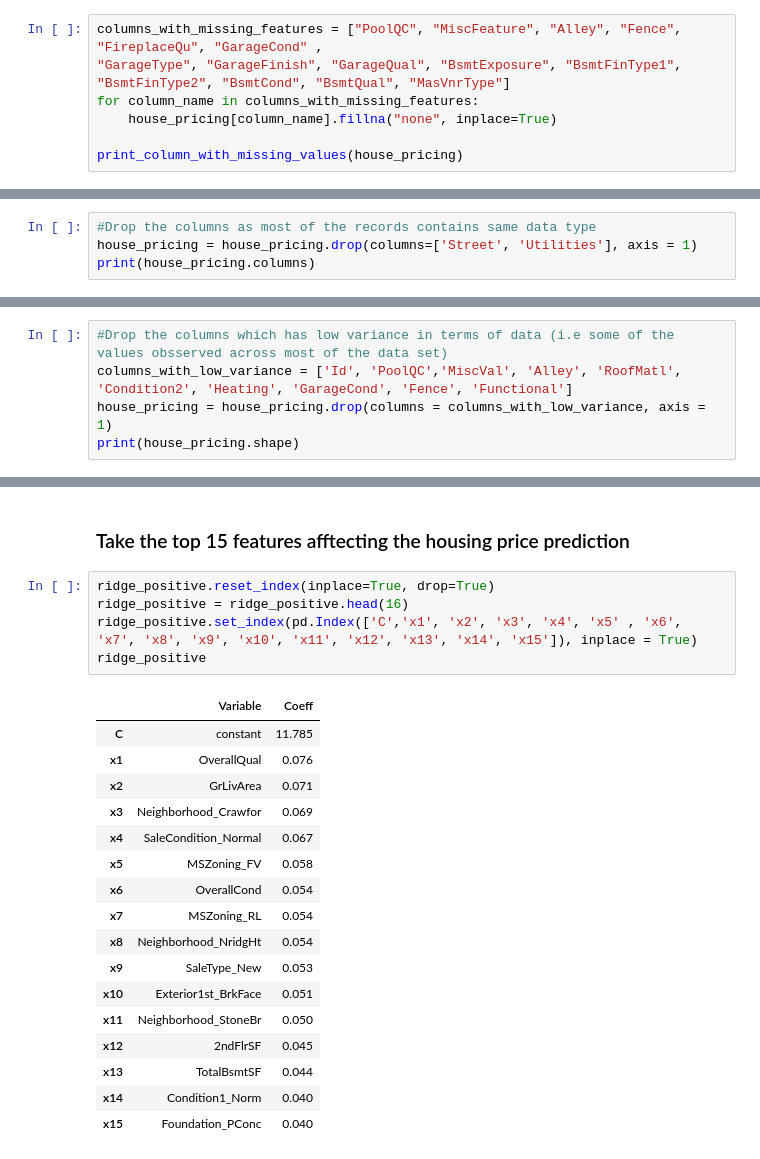
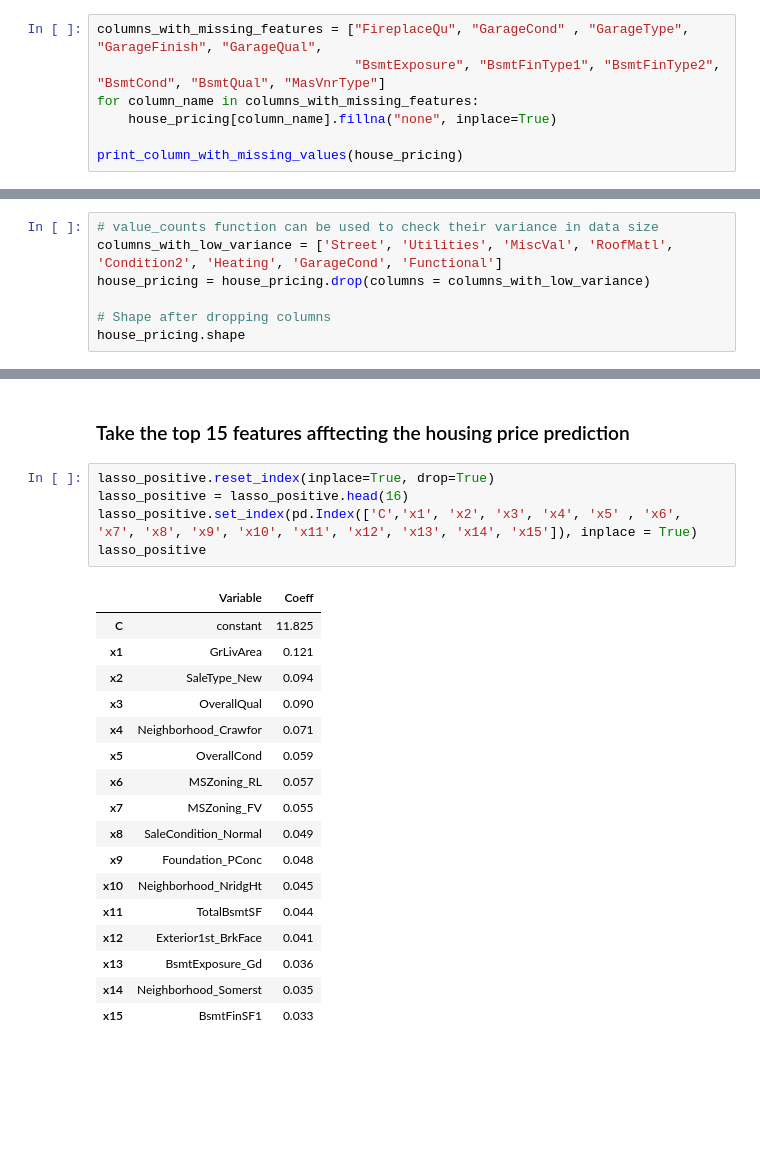
Before and after one commit to ps2420/Advance-Regression---House-Price-Prediction, a Jupyter notebook: Advanced Regression - House Price Prediction.ipynb, the cells around one changed output, grey strips where cells are left out. Cells and saved outputs as stored; diff of their text form; blank space fills up the shorter version.

```diff
--- a/Advanced Regression - House Price Prediction.ipynb
+++ b/Advanced Regression - House Price Prediction.ipynb
@@ -201,8 +244,8 @@ dtype: float64
 ### 1.2.2.1 Categorical columns (handling missing values of the data)
 - Replace missing column values as null
 # %%
-columns_with_missing_features = ["PoolQC", "MiscFeature", "Alley", "Fence", "FireplaceQu", "GarageCond" ,
-"GarageType", "GarageFinish", "GarageQual", "BsmtExposure", "BsmtFinType1", "BsmtFinType2", "BsmtCond", "BsmtQual", "MasVnrType"]
+columns_with_missing_features = ["FireplaceQu", "GarageCond" , "GarageType", "GarageFinish", "GarageQual",
+                                 "BsmtExposure", "BsmtFinType1", "BsmtFinType2", "BsmtCond", "BsmtQual", "MasVnrType"]
 for column_name in columns_with_missing_features:
     house_pricing[column_name].fillna("none", inplace=True)
 
@@ -294,0 +389,7 @@ plt.xticks(rotation=90)
+# %%
+# value_counts function can be used to check their variance in data size
+columns_with_low_variance = ['Street', 'Utilities', 'MiscVal', 'RoofMatl', 'Condition2', 'Heating', 'GarageCond', 'Functional']
+house_pricing = house_pricing.drop(columns = columns_with_low_variance)
+
+# Shape after dropping columns
+house_pricing.shape
@@ -652,4 +701,0 @@ Name: Utilities, dtype: int64
-# %%
-#Drop the columns as most of the records contains same data type
-house_pricing = house_pricing.drop(columns=['Street', 'Utilities'], axis = 1)
-print(house_pricing.columns)
@@ -711,5 +701,0 @@ Name: PropertyAge, Length: 119, dtype: int64
-# %%
-#Drop the columns which has low variance in terms of data (i.e some of the values obsserved across most of the data set)
-columns_with_low_variance = ['Id', 'PoolQC','MiscVal', 'Alley', 'RoofMatl', 'Condition2', 'Heating', 'GarageCond', 'Fence', 'Functional']
-house_pricing = house_pricing.drop(columns = columns_with_low_variance, axis = 1)
-print(house_pricing.shape)
@@ -1369,26 +1347,26 @@ lasso_negative.head(10)
 # %% [markdown]
 ### Take the top 15 features afftecting the housing price prediction
 # %%
-ridge_positive.reset_index(inplace=True, drop=True)
-ridge_positive = ridge_positive.head(16)
-ridge_positive.set_index(pd.Index(['C','x1', 'x2', 'x3', 'x4', 'x5' , 'x6', 'x7', 'x8', 'x9', 'x10', 'x11', 'x12', 'x13', 'x14', 'x15']), inplace = True)
-ridge_positive
+lasso_positive.reset_index(inplace=True, drop=True)
+lasso_positive = lasso_positive.head(16)
+lasso_positive.set_index(pd.Index(['C','x1', 'x2', 'x3', 'x4', 'x5' , 'x6', 'x7', 'x8', 'x9', 'x10', 'x11', 'x12', 'x13', 'x14', 'x15']), inplace = True)
+lasso_positive
 # %% [output]
 |  | Variable | Coeff |
-| C | constant | 11.785 |
-| x1 | OverallQual | 0.076 |
-| x2 | GrLivArea | 0.071 |
-| x3 | Neighborhood_Crawfor | 0.069 |
-| x4 | SaleCondition_Normal | 0.067 |
-| x5 | MSZoning_FV | 0.058 |
-| x6 | OverallCond | 0.054 |
-| x7 | MSZoning_RL | 0.054 |
-| x8 | Neighborhood_NridgHt | 0.054 |
-| x9 | SaleType_New | 0.053 |
-| x10 | Exterior1st_BrkFace | 0.051 |
-| x11 | Neighborhood_StoneBr | 0.050 |
-| x12 | 2ndFlrSF | 0.045 |
-| x13 | TotalBsmtSF | 0.044 |
-| x14 | Condition1_Norm | 0.040 |
-| x15 | Foundation_PConc | 0.040 |
+| C | constant | 11.825 |
+| x1 | GrLivArea | 0.121 |
+| x2 | SaleType_New | 0.094 |
+| x3 | OverallQual | 0.090 |
+| x4 | Neighborhood_Crawfor | 0.071 |
+| x5 | OverallCond | 0.059 |
+| x6 | MSZoning_RL | 0.057 |
+| x7 | MSZoning_FV | 0.055 |
+| x8 | SaleCondition_Normal | 0.049 |
+| x9 | Foundation_PConc | 0.048 |
+| x10 | Neighborhood_NridgHt | 0.045 |
+| x11 | TotalBsmtSF | 0.044 |
+| x12 | Exterior1st_BrkFace | 0.041 |
+| x13 | BsmtExposure_Gd | 0.036 |
+| x14 | Neighborhood_Somerst | 0.035 |
+| x15 | BsmtFinSF1 | 0.033 |
 # %% [markdown]
```
Also changed, not shown: parts of 93 cells of this notebook.
